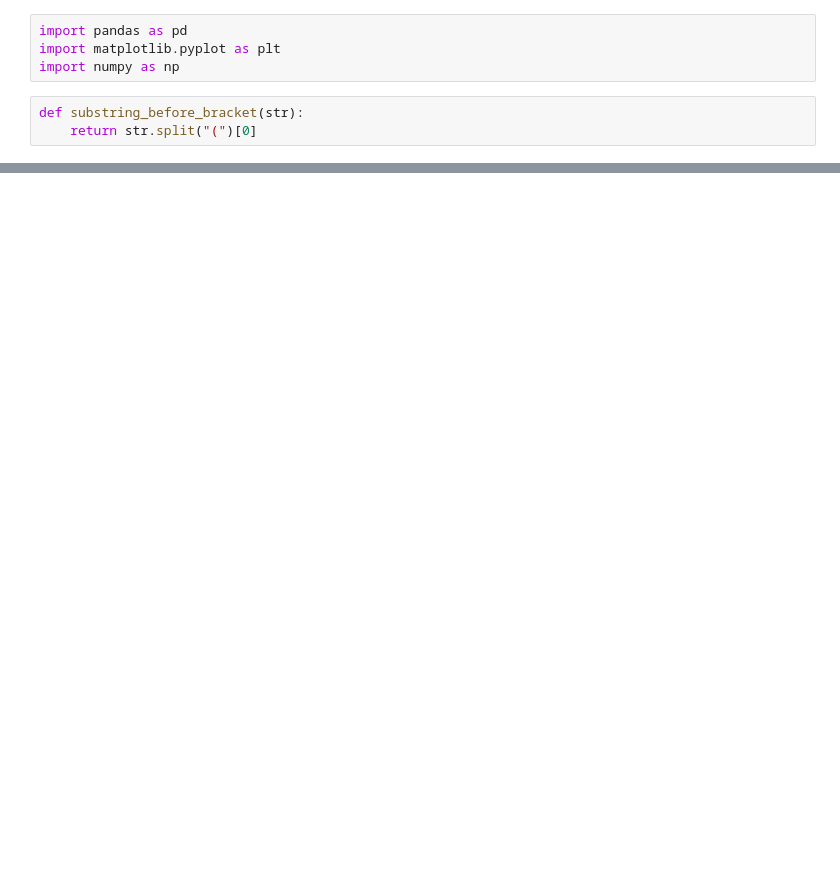
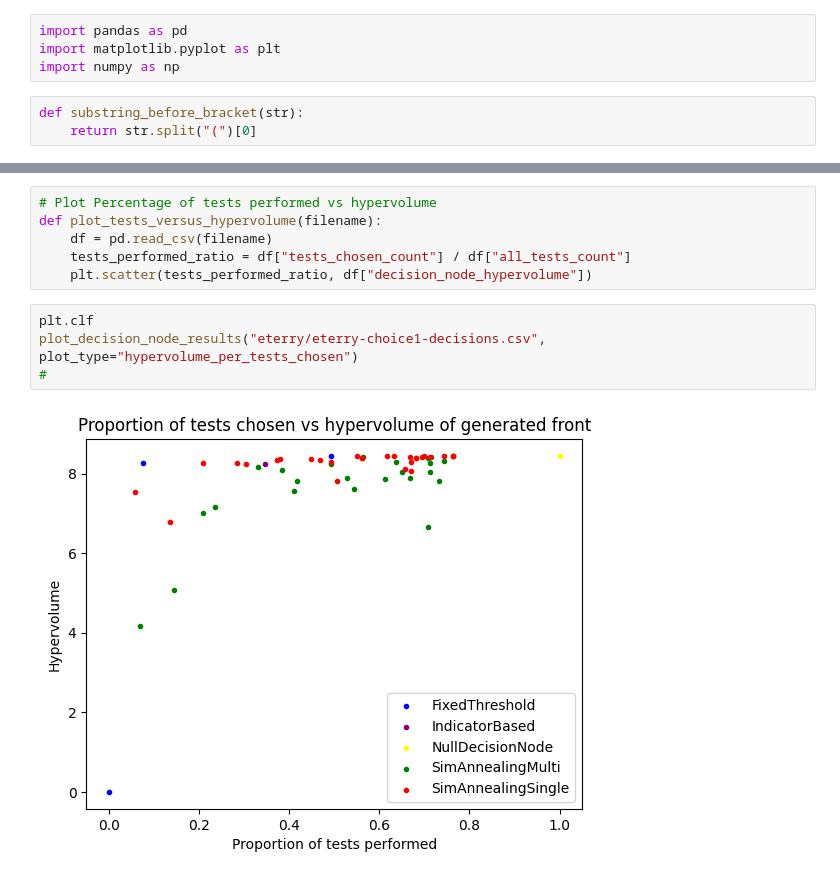
Before and after one commit to jrharbin-york/SBTPredictors, a Jupyter notebook: notebooks/Decision_Nodes_Analysis.ipynb, the cells around one changed output, grey strips where cells are left out. Saved outputs shown, nothing was run; the diff lists cells and outputs as text; blank space fills up the shorter version.

```diff
--- a/notebooks/Decision_Nodes_Analysis.ipynb
+++ b/notebooks/Decision_Nodes_Analysis.ipynb
@@ -61,0 +79,12 @@ plot_decision_node_results("eterry/eterry-choice1-decisions.csv", plot_type="hyp
+# %%
+# Plot Percentage of tests performed vs hypervolume
+def plot_tests_versus_hypervolume(filename):
+    df = pd.read_csv(filename)
+    tests_performed_ratio = df["tests_chosen_count"] / df["all_tests_count"]
+    plt.scatter(tests_performed_ratio, df["decision_node_hypervolume"])
+# %%
+plt.clf
+plot_decision_node_results("eterry/eterry-choice1-decisions.csv", plot_type="hypervolume_per_tests_chosen")
+#
+# %% [output]
+[figure, added]
```
Also changed, not shown: parts of 7 cells of this notebook, 2 other files.
